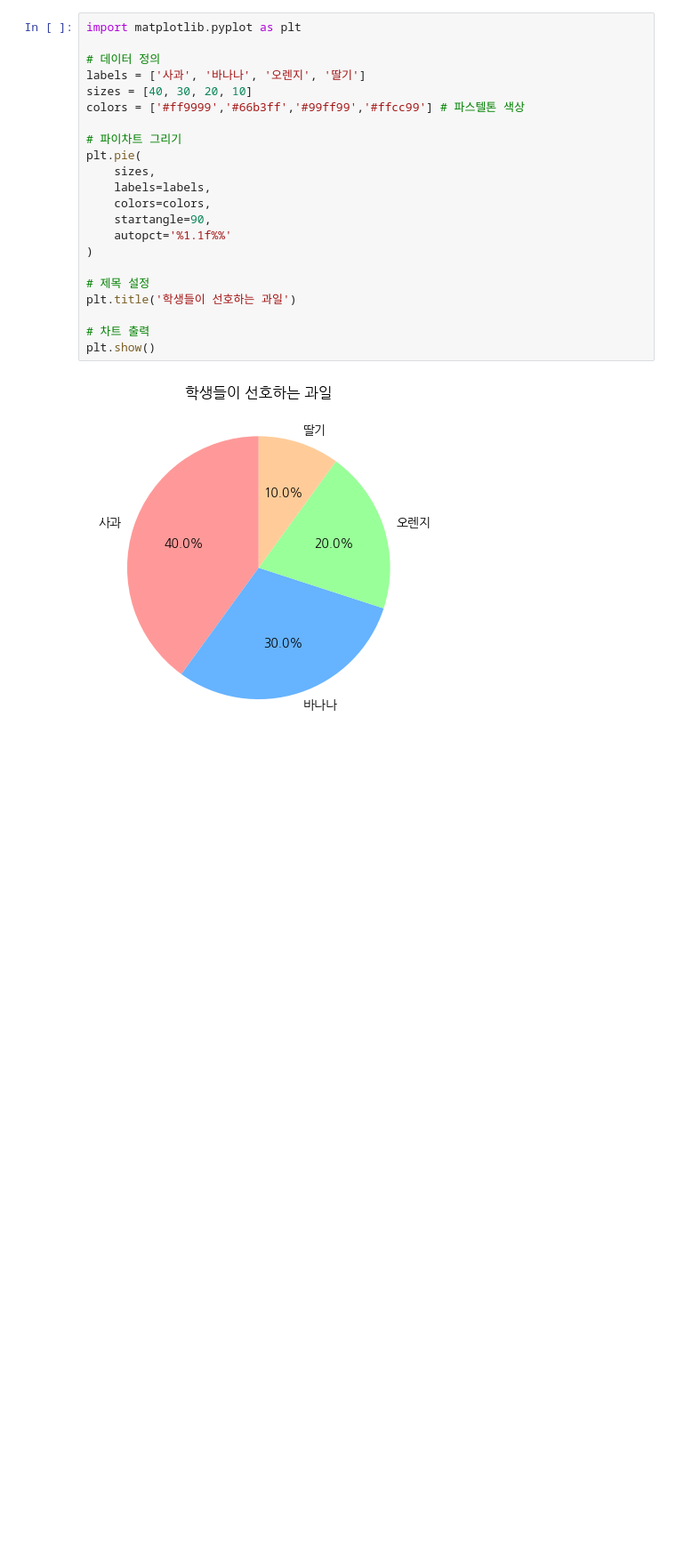
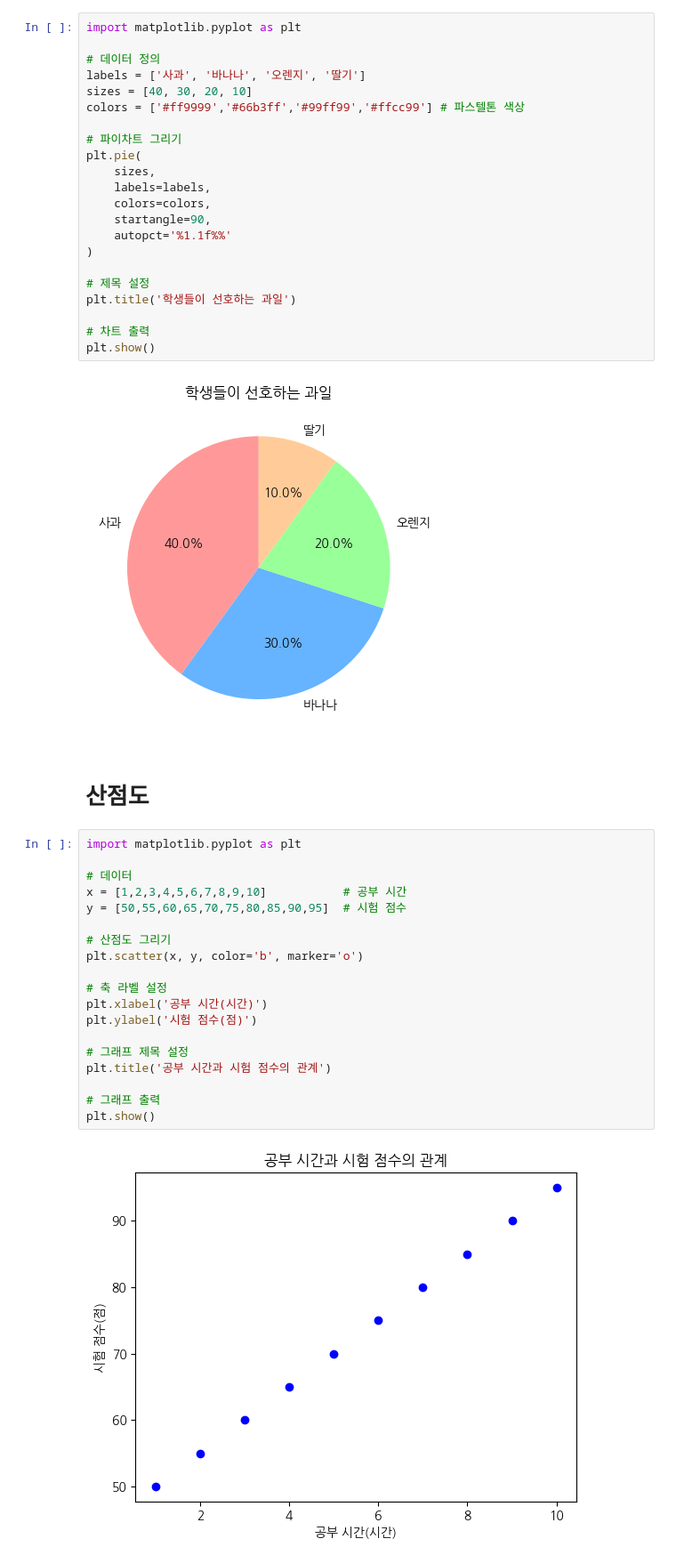
Before and after one commit to denverkim/DataAnalysis, a Jupyter notebook: 기본_시각화.ipynb, the cells around one changed output. Shown: that part at 89% size. Drawn from its saved outputs; the diff is of its cells as text; blank space fills up the shorter version.

```diff
--- a/기본_시각화.ipynb
+++ b/기본_시각화.ipynb
@@ -136,3 +136,26 @@ plt.title('학생들이 선호하는 과일')
 plt.show()
 # %% [output]
 [figure]
+# %% [markdown]
+# 산점도
+# %%
+import matplotlib.pyplot as plt
+
+# 데이터
+x = [1,2,3,4,5,6,7,8,9,10]           # 공부 시간
+y = [50,55,60,65,70,75,80,85,90,95]  # 시험 점수
+
+# 산점도 그리기
+plt.scatter(x, y, color='b', marker='o')
+
+# 축 라벨 설정
+plt.xlabel('공부 시간(시간)')
+plt.ylabel('시험 점수(점)')
+
+# 그래프 제목 설정
+plt.title('공부 시간과 시험 점수의 관계')
+
+# 그래프 출력
+plt.show()
+# %% [output]
+[figure, added]
```
Also changed, not shown: parts of 2 cells of this notebook.
